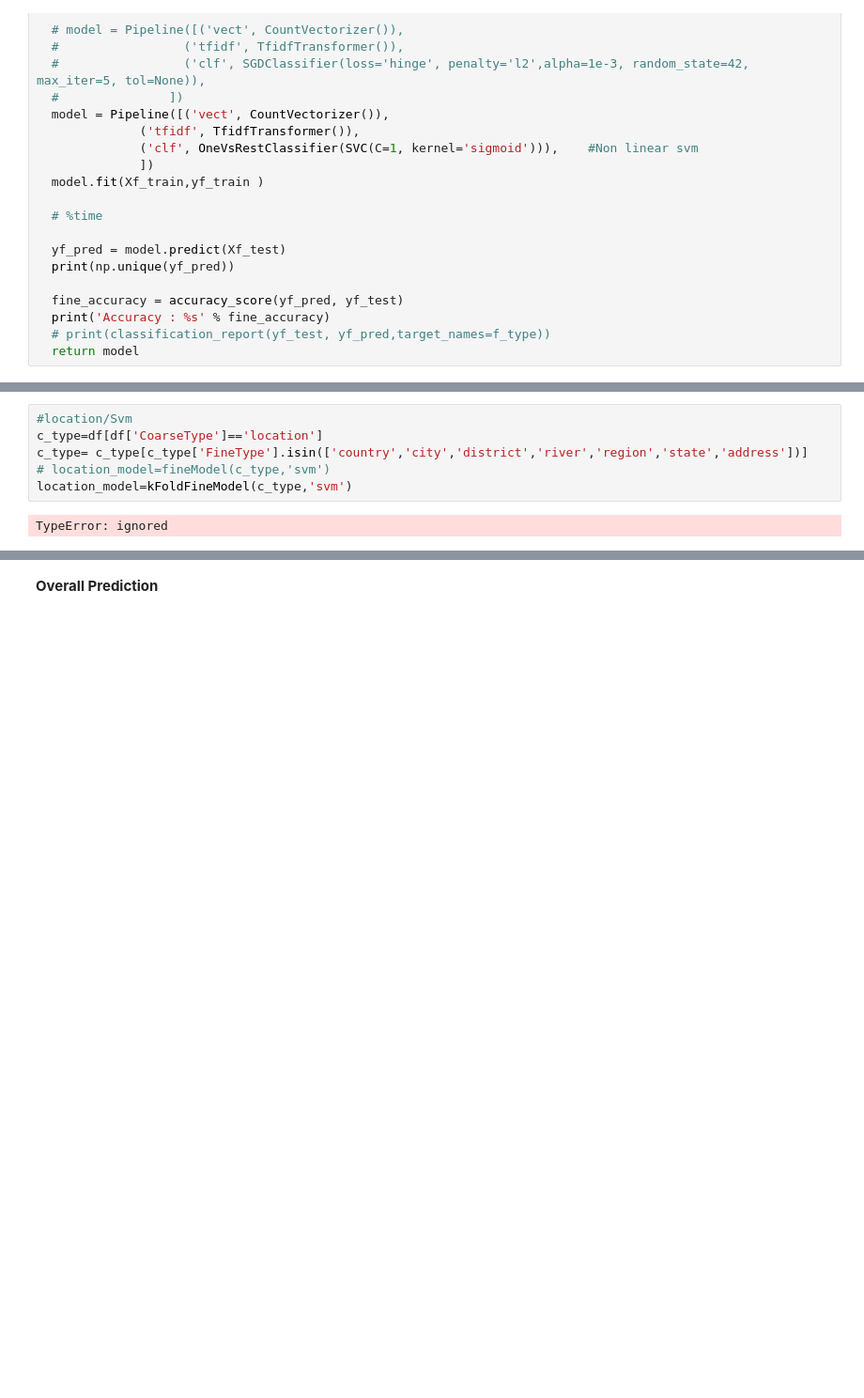
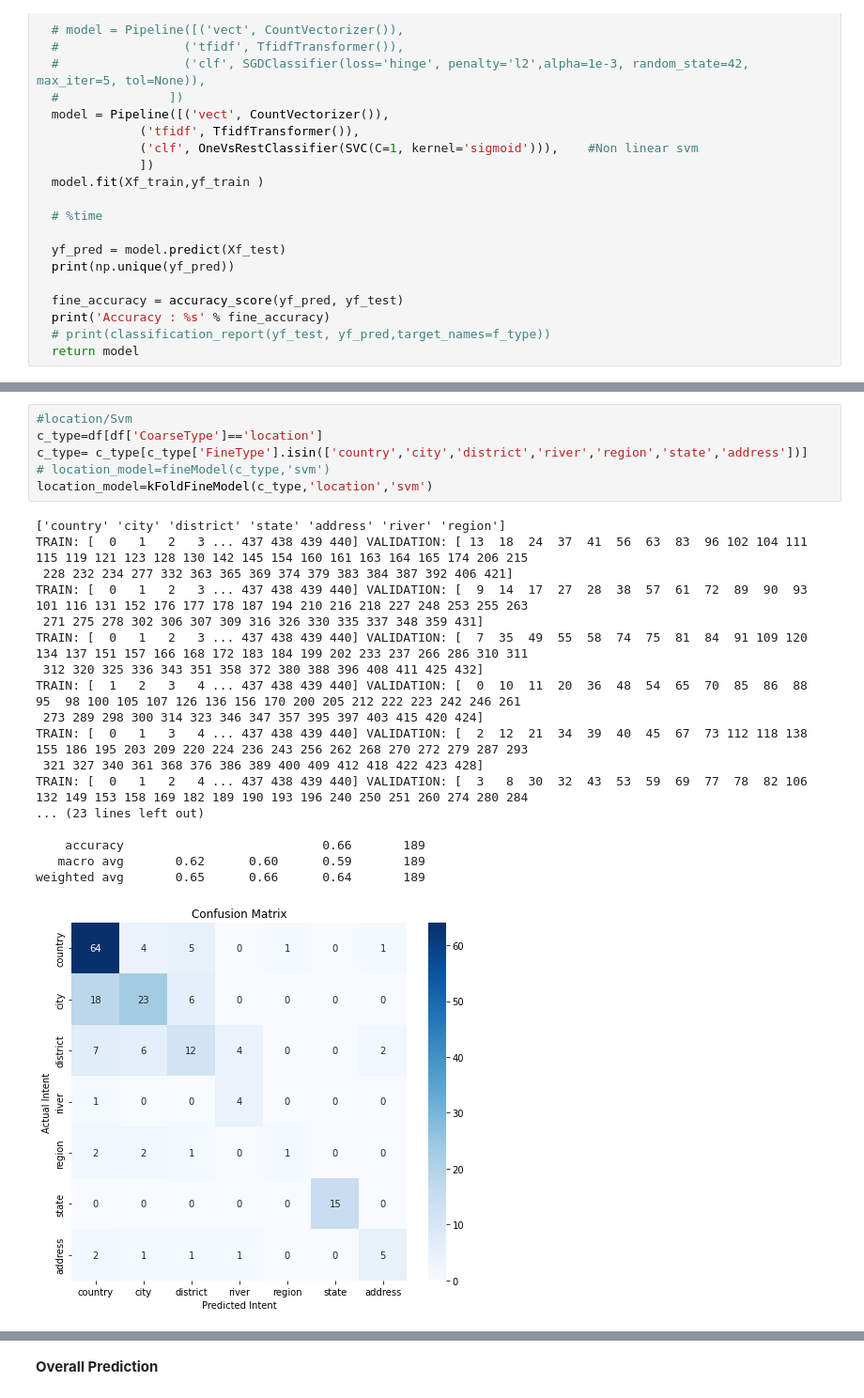
Before and after one commit to TimilsinaSushil/Thesis, a Jupyter notebook: QC5_4500(Improving_K_fold_validation).ipynb, the cells around one changed output, grey strips where cells are left out. Shown at 94% size. Drawn from its saved outputs; the diff is of its cells as text; blank space fills up the shorter version.

```diff
--- a/QC5_4500(Improving_K_fold_validation).ipynb
+++ b/QC5_4500(Improving_K_fold_validation).ipynb
@@ -626,11 +538,28 @@ ValueError: ignored
 # %%
 #location/Svm
 c_type=df[df['CoarseType']=='location']
 c_type= c_type[c_type['FineType'].isin(['country','city','district','river','region','state','address'])]
 # location_model=fineModel(c_type,'svm')
-location_model=kFoldFineModel(c_type,'svm')
+location_model=kFoldFineModel(c_type,'location','svm')
 # %% [output]
-TypeError: ignored
+['country' 'city' 'district' 'state' 'address' 'river' 'region']
+TRAIN: [  0   1   2   3 ... 437 438 439 440] VALIDATION: [ 13  18  24  37  41  56  63  83  96 102 104 111 115 119 121 123 128 130 142 145 154 160 161 163 164 165 174 206 215
+ 228 232 234 277 332 363 365 369 374 379 383 384 387 392 406 421]
+TRAIN: [  0   1   2   3 ... 437 438 439 440] VALIDATION: [  9  14  17  27  28  38  57  61  72  89  90  93 101 116 131 152 176 177 178 187 194 210 216 218 227 248 253 255 263
+ 271 275 278 302 306 307 309 316 326 330 335 337 348 359 431]
+TRAIN: [  0   1   2   3 ... 437 438 439 440] VALIDATION: [  7  35  49  55  58  74  75  81  84  91 109 120 134 137 151 157 166 168 172 183 184 199 202 233 237 266 286 310 311
+ 312 320 325 336 343 351 358 372 380 388 396 408 411 425 432]
+TRAIN: [  1   2   3   4 ... 437 438 439 440] VALIDATION: [  0  10  11  20  36  48  54  65  70  85  86  88  95  98 100 105 107 126 136 156 170 200 205 212 222 223 242 246 261
+ 273 289 298 300 314 323 346 347 357 395 397 403 415 420 424]
+TRAIN: [  0   1   3   4 ... 437 438 439 440] VALIDATION: [  2  12  21  34  39  40  45  67  73 112 118 138 155 186 195 203 209 220 224 236 243 256 262 268 270 272 279 287 293
+ 321 327 340 361 368 376 386 389 400 409 412 418 422 423 428]
+TRAIN: [  0   1   2   4 ... 437 438 439 440] VALIDATION: [  3   8  30  32  43  53  59  69  77  78  82 106 132 149 153 158 169 182 189 190 193 196 240 250 251 260 274 280 284
+... (23 lines left out)
+
+    accuracy                           0.66       189
+   macro avg       0.62      0.60      0.59       189
+weighted avg       0.65      0.66      0.64       189
+[figure, added]
 # %%
 #temporal/Svm
 c_type=df[df['CoarseType']=='temporal']
```
Also changed, not shown: parts of 15 cells of this notebook.
